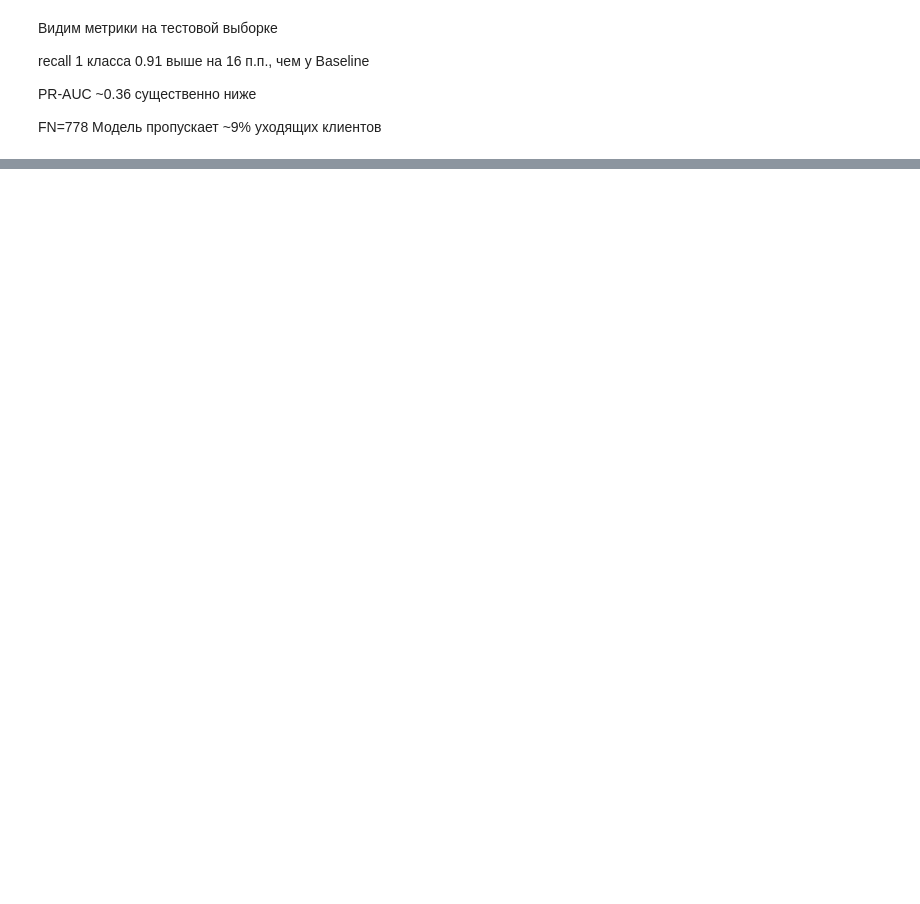
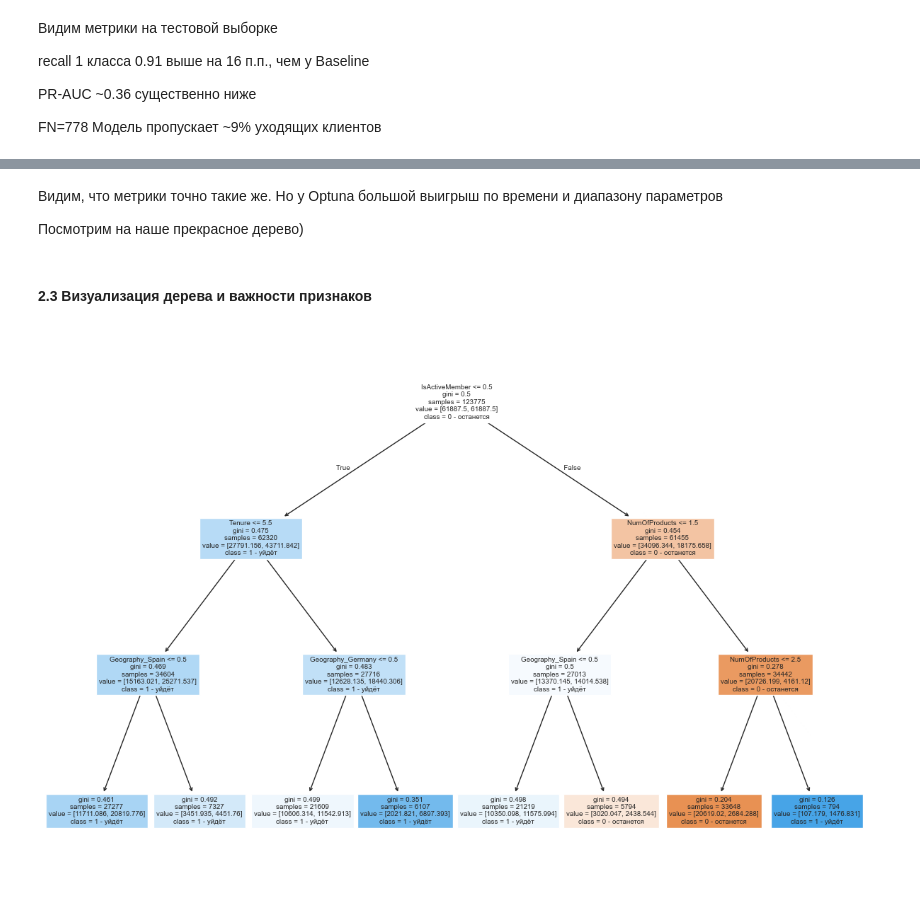
Before and after one commit to LinkiChmu/Bank_customer_churn_prediction, a Jupyter notebook: src/model/baseline.ipynb, the cells around one changed output, grey strips where cells are left out. Cells and saved outputs as stored; diff of their text form; code cells hidden in the pictures; blank space fills up the shorter version.

```diff
--- a/src/model/baseline.ipynb
+++ b/src/model/baseline.ipynb
@@ -496,0 +592,19 @@ FN=778 Модель пропускает ~9% уходящих клиентов
+# %% [markdown]
+Видим, что метрики точно такие же. Но у Optuna большой выигрыш по времени и диапазону параметров
+
+Посмотрим на наше прекрасное дерево)
+# %% [markdown]
+#### 2.3 Визуализация дерева и важности признаков
+# %%
+tree_optuna = pipeline.named_steps['clf']
+feature_names = pipeline.named_steps['preprocessor'].get_feature_names_out()
+plt.figure(figsize=(15, 10))
+plot_tree(
+    tree_optuna,
+    feature_names=feature_names,
+    class_names=["0 - останется", "1 - уйдёт"],
+    filled=True,  # расцветка графа
+)
+plt.show()
+# %% [output]
+[figure, added]
```
Also changed, not shown: parts of 21 cells of this notebook, 1 other file.
